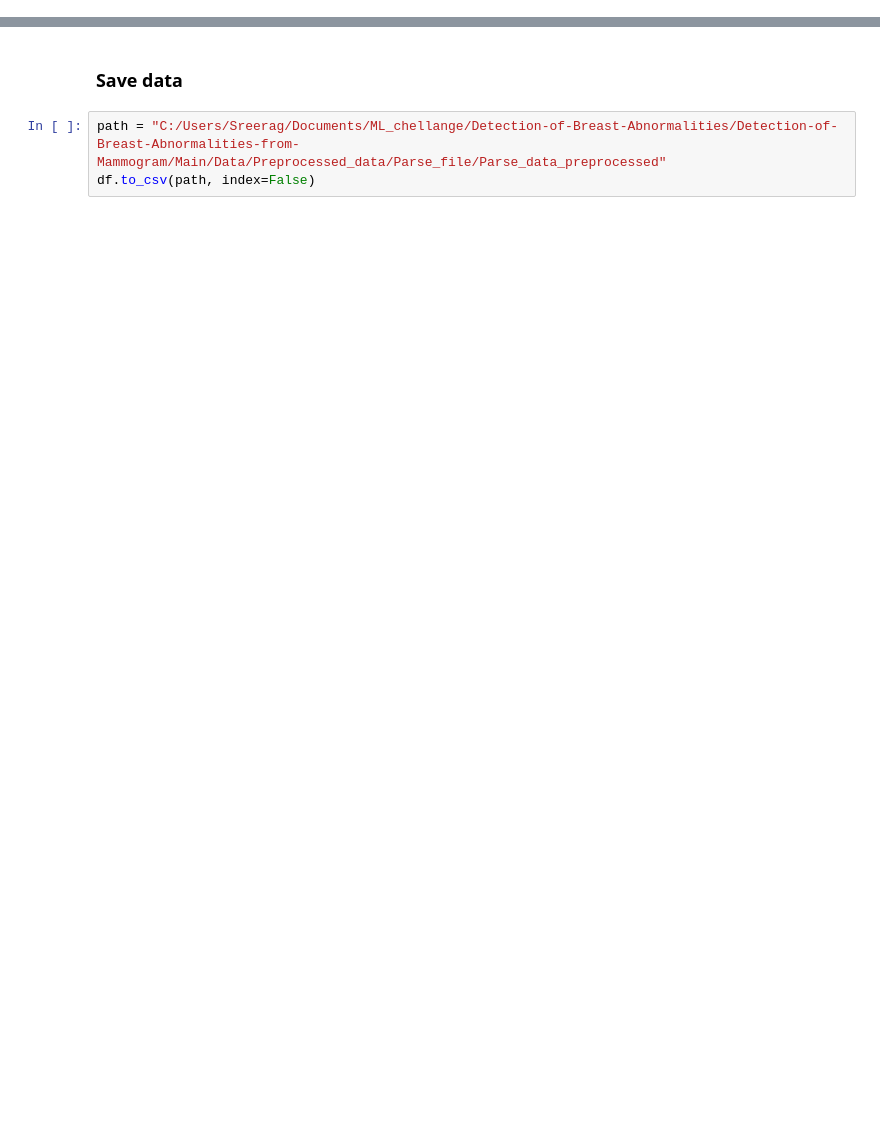
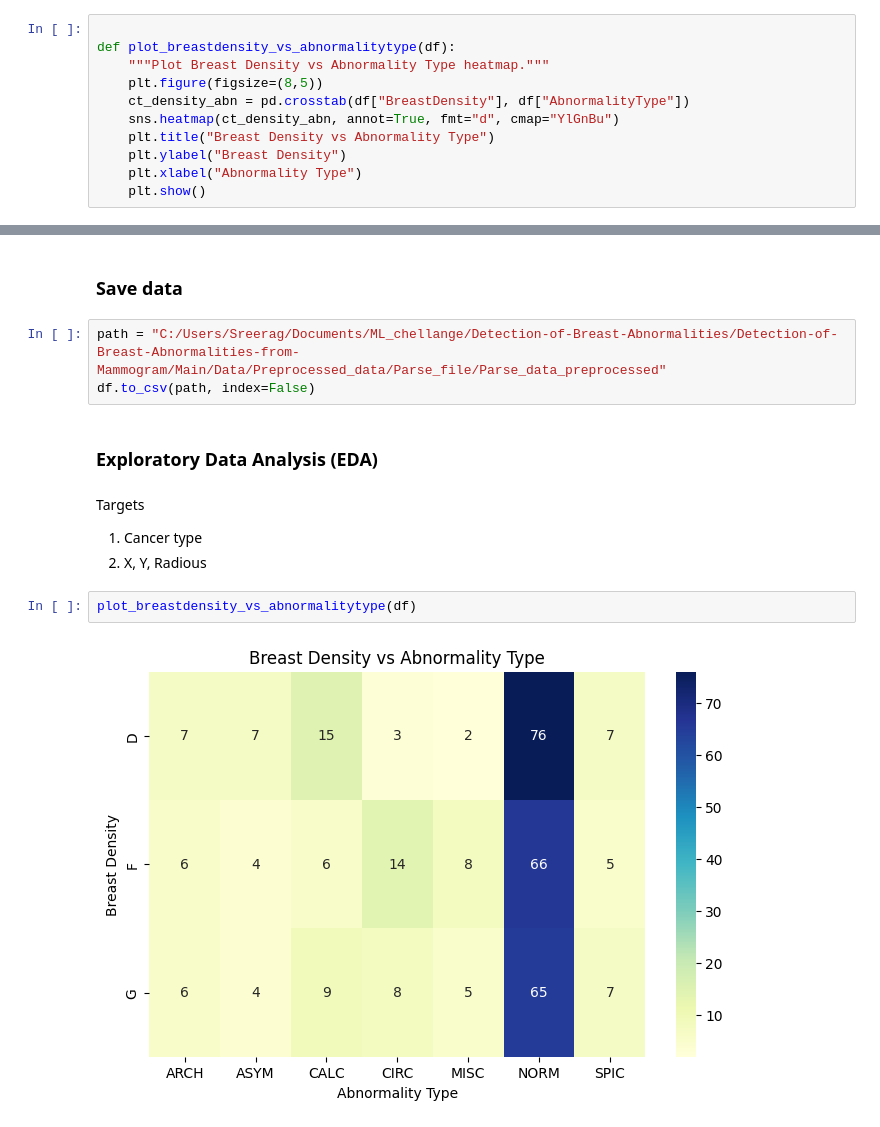
Before and after one commit to sreerag-chandrasekharan/Detection-of-Breast-Abnormalities-from-Mammogram, a Jupyter notebook: Main/Data Analysis/Analysis.ipynb, the cells around one changed output, grey strips where cells are left out. Saved outputs shown, nothing was run; the diff lists cells and outputs as text; blank space fills up the shorter version.

```diff
--- a/Main/Data Analysis/Analysis.ipynb
+++ b/Main/Data Analysis/Analysis.ipynb
@@ -79,3 +82,14 @@ def fill_nan(df):
         df_copy['Assessment'] = df_copy['Assessment'].fillna('N')
 
     return df_copy
+# %%
+
+def plot_breastdensity_vs_abnormalitytype(df):
+    """Plot Breast Density vs Abnormality Type heatmap."""
+    plt.figure(figsize=(8,5))
+    ct_density_abn = pd.crosstab(df["BreastDensity"], df["AbnormalityType"])
+    sns.heatmap(ct_density_abn, annot=True, fmt="d", cmap="YlGnBu")
+    plt.title("Breast Density vs Abnormality Type")
+    plt.ylabel("Breast Density")
+    plt.xlabel("Abnormality Type")
+    plt.show()
@@ -138,3 +179,13 @@ initial_plot(df)
 # %%
 path = "C:/Users/Sreerag/Documents/ML_chellange/Detection-of-Breast-Abnormalities/Detection-of-Breast-Abnormalities-from-Mammogram/Main/Data/Preprocessed_data/Parse_file/Parse_data_preprocessed"
 df.to_csv(path, index=False)
+# %% [markdown]
+### Exploratory Data Analysis (EDA)
+# %% [markdown]
+Targets
+1) Cancer type
+2) X, Y, Radious
+# %%
+plot_breastdensity_vs_abnormalitytype(df)
+# %% [output]
+[figure, added]
```
Also changed, not shown: parts of 15 cells of this notebook.
